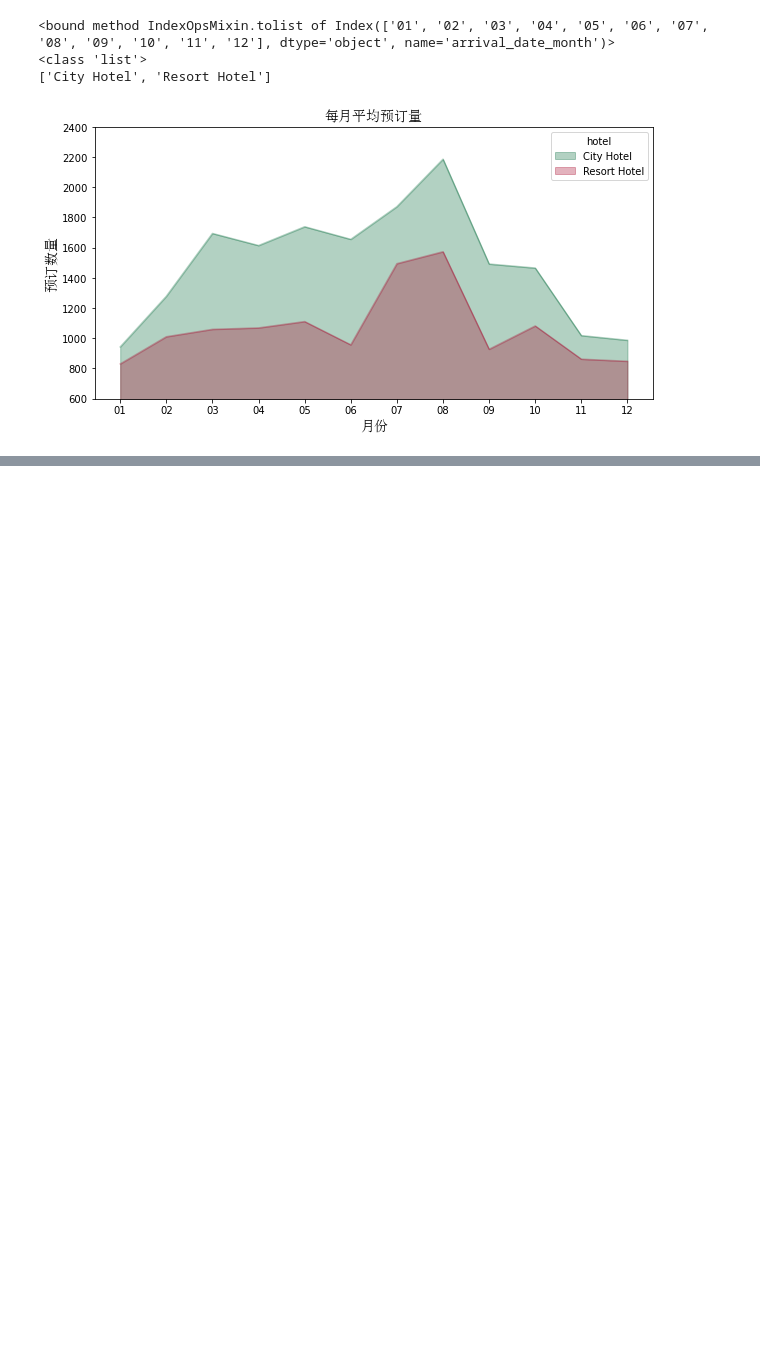
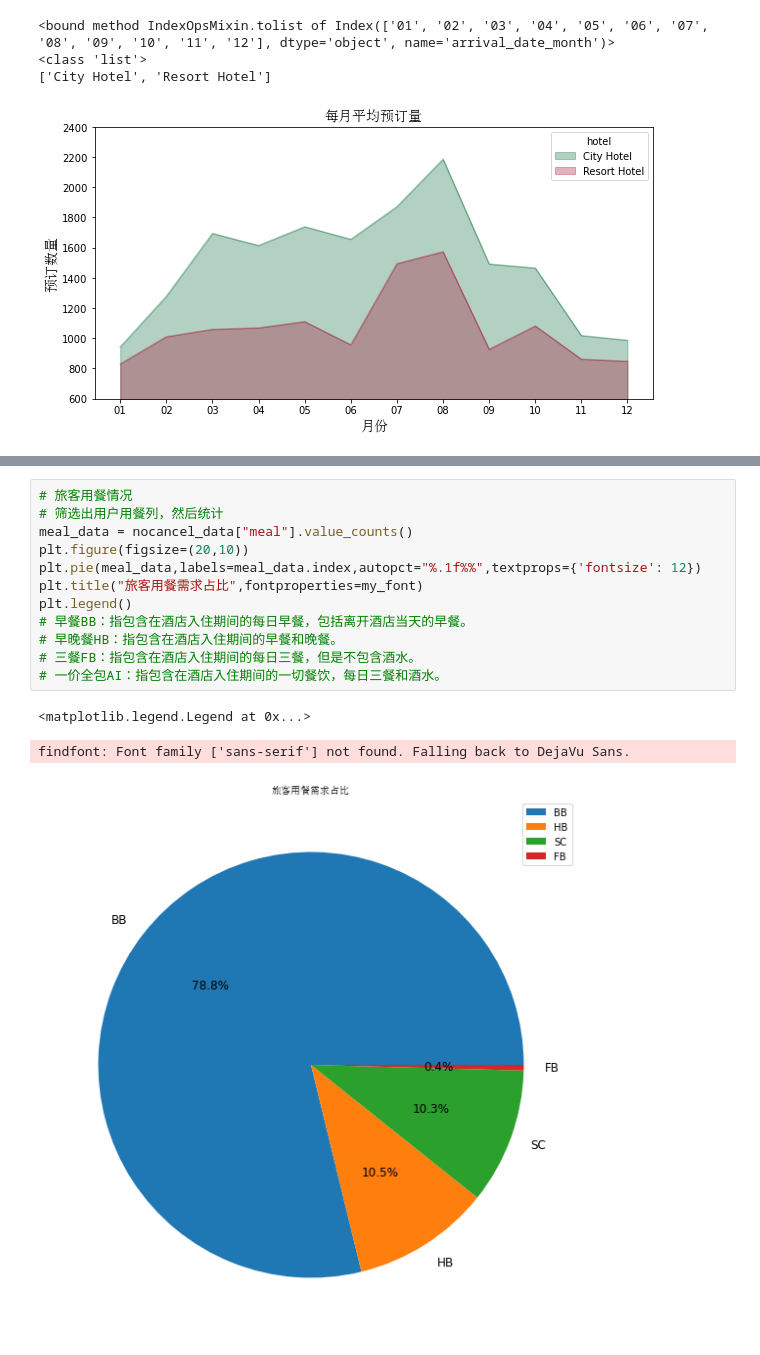
Before and after one commit to wym123/bi_project, a Jupyter notebook: project/酒店数据分析.ipynb, the cells around one changed output, grey strips where cells are left out. Cells and saved outputs as stored; diff of their text form; blank space fills up the shorter version.

```diff
--- a/project/酒店数据分析.ipynb
+++ b/project/酒店数据分析.ipynb
@@ -334,0 +508,16 @@ plt.show()
+# %%
+# 旅客用餐情况
+# 筛选出用户用餐列，然后统计
+meal_data = nocancel_data["meal"].value_counts()
+plt.figure(figsize=(20,10))
+plt.pie(meal_data,labels=meal_data.index,autopct="%.1f%%",textprops={'fontsize': 12})
+plt.title("旅客用餐需求占比",fontproperties=my_font)
+plt.legend()
+# 早餐BB：指包含在酒店入住期间的每日早餐，包括离开酒店当天的早餐。
+# 早晚餐HB：指包含在酒店入住期间的早餐和晚餐。
+# 三餐FB：指包含在酒店入住期间的每日三餐，但是不包含酒水。
+# 一价全包AI：指包含在酒店入住期间的一切餐饮，每日三餐和酒水。
+# %% [output]
+<matplotlib.legend.Legend at 0x...>
+findfont: Font family ['sans-serif'] not found. Falling back to DejaVu Sans.
+[figure, added]
```
Also changed, not shown: parts of 22 cells of this notebook.
